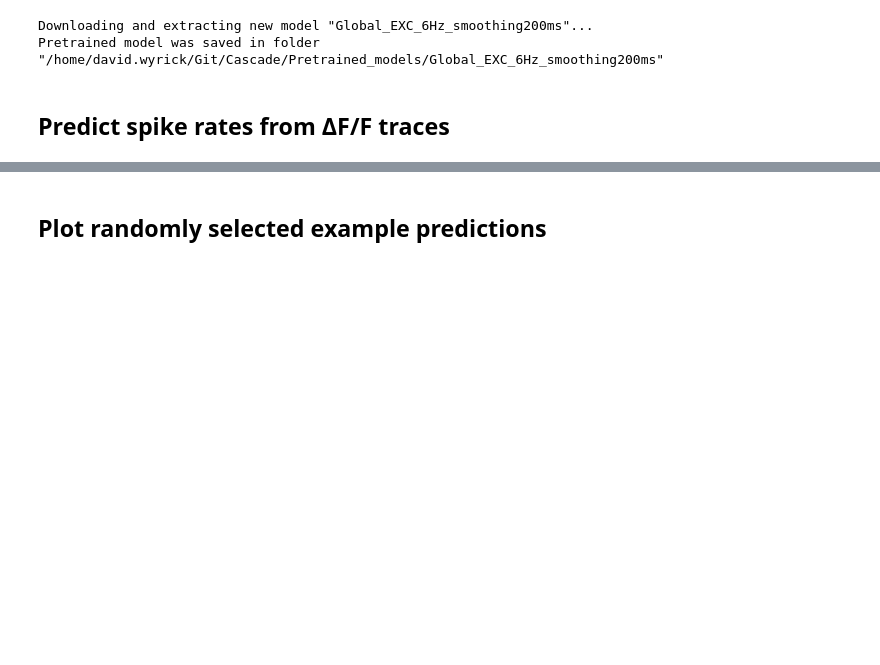
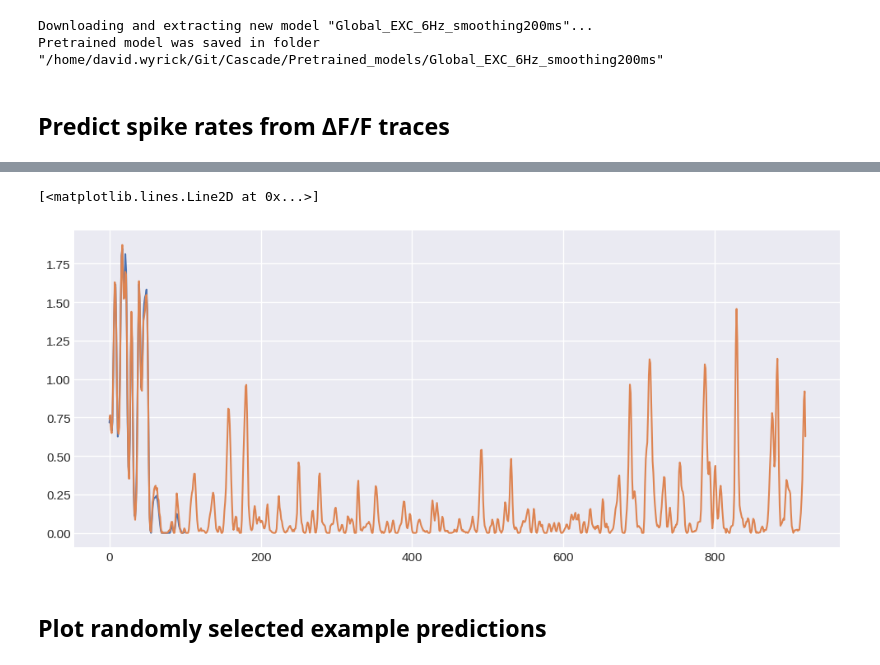
Before and after one commit to AllenInstitute/allen_v1dd, a Jupyter notebook: david/2023_03_15_2p-deconvolution_CASCADE.ipynb, the cells around one changed output, grey strips where cells are left out. Drawn from its saved outputs; the diff is of its cells as text; code cells hidden in the pictures; blank space fills up the shorter version.

```diff
--- a/david/2023_03_15_2p-deconvolution_CASCADE.ipynb
+++ b/david/2023_03_15_2p-deconvolution_CASCADE.ipynb
@@ -201,3 +202,11 @@ Spike rate inference done.
+# %%
+iN = 1
+
+plt.plot(spike_prob_sub[iN,:100])
+plt.plot(spike_prob_all_sub[iN,:1000])
+# %% [output]
+[<matplotlib.lines.Line2D at 0x...>]
+[figure, added]
 # %% [markdown]
 ## Plot randomly selected example predictions
 # %%
```
Also changed, not shown: parts of 14 cells of this notebook, 7 other files.
